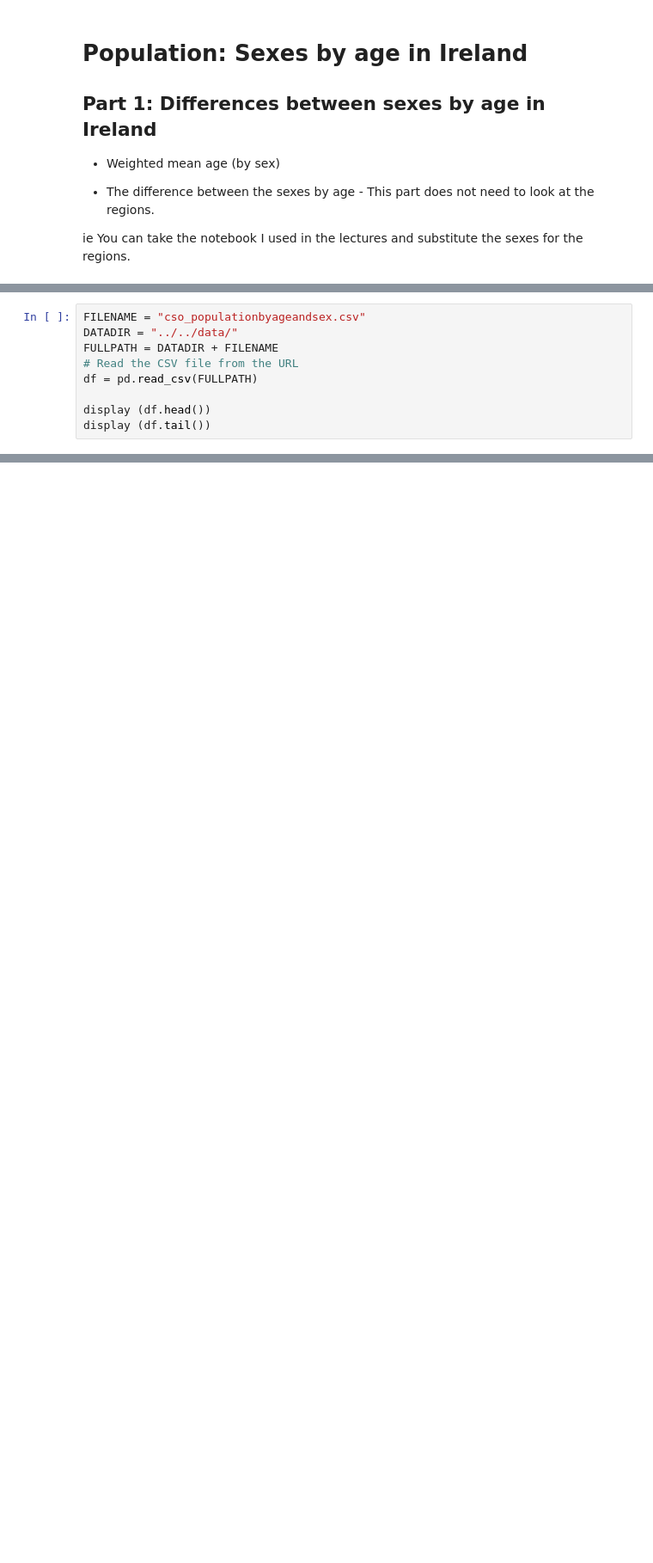
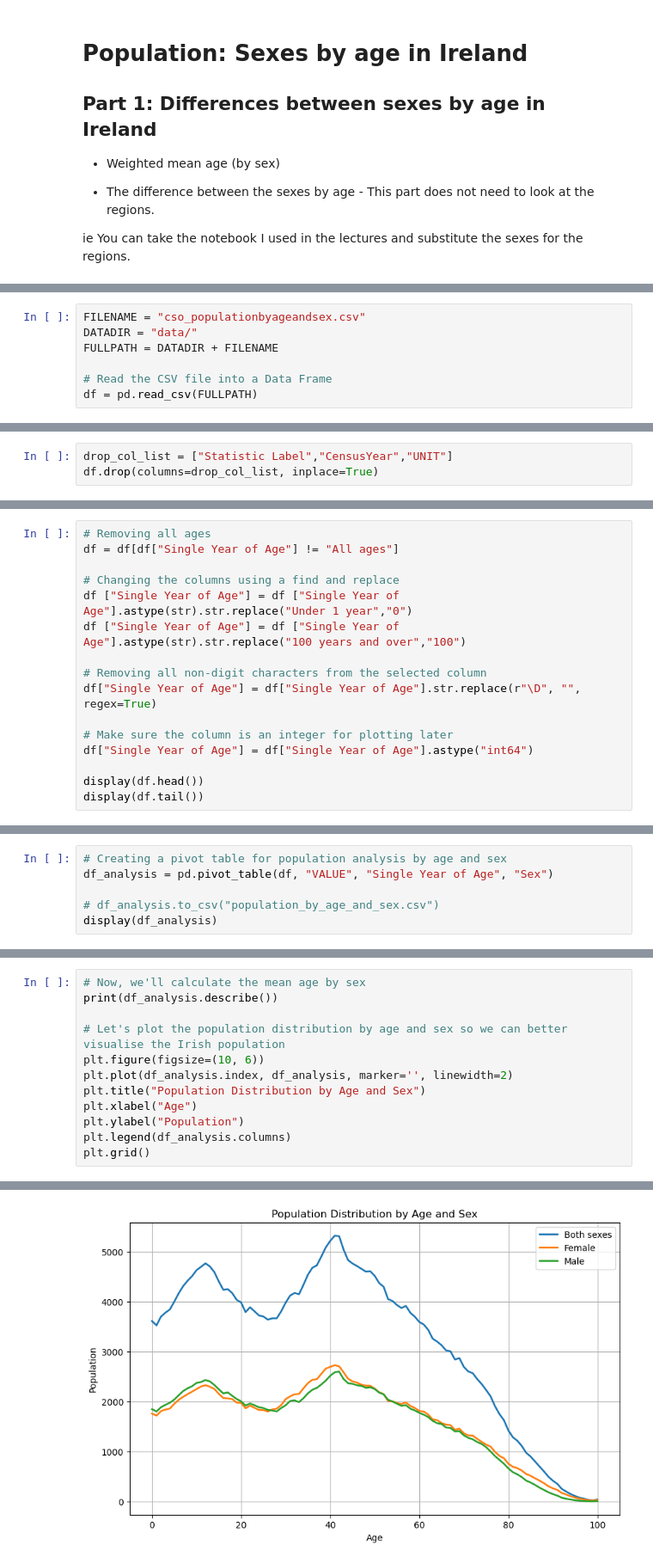
Before and after one commit to marianemcgrath/pfda, a Jupyter notebook: assignment/assignment05_population.ipynb, the cells around one changed output, grey strips where cells are left out. Shown: that part at 86% size. Cells and saved outputs as stored; diff of their text form; blank space fills up the shorter version.

```diff
--- a/assignment/assignment05_population.ipynb
+++ b/assignment/assignment05_population.ipynb
@@ -22,10 +20,8 @@ print("Libraries imported successfully!")
 Libraries imported successfully!
 # %%
 FILENAME = "cso_populationbyageandsex.csv"
-DATADIR = "../../data/"
+DATADIR = "data/"
 FULLPATH = DATADIR + FILENAME
-# Read the CSV file from the URL
+
+# Read the CSV file into a Data Frame
 df = pd.read_csv(FULLPATH)
-
-display (df.head())
-display (df.tail())
@@ -33,0 +28,3 @@ FileNotFoundError: [Errno 2] No such file or directory: '../../data/cso_populati
+# %%
+drop_col_list = ["Statistic Label","CensusYear","UNIT"]
+df.drop(columns=drop_col_list, inplace=True)
@@ -33,0 +35,16 @@ FileNotFoundError: [Errno 2] No such file or directory: '../../data/cso_populati
+# %%
+# Removing all ages
+df = df[df["Single Year of Age"] != "All ages"]
+
+# Changing the columns using a find and replace
+df ["Single Year of Age"] = df ["Single Year of Age"].astype(str).str.replace("Under 1 year","0")
+df ["Single Year of Age"] = df ["Single Year of Age"].astype(str).str.replace("100 years and over","100")
+
+# Removing all non-digit characters from the selected column
+df["Single Year of Age"] = df["Single Year of Age"].str.replace(r"\D", "", regex=True)
+
+# Make sure the column is an integer for plotting later
+df["Single Year of Age"] = df["Single Year of Age"].astype("int64")
+
+display(df.head())
+display(df.tail())
@@ -33,0 +64,6 @@ FileNotFoundError: [Errno 2] No such file or directory: '../../data/cso_populati
+# %%
+# Creating a pivot table for population analysis by age and sex
+df_analysis = pd.pivot_table(df, "VALUE", "Single Year of Age", "Sex")
+
+# df_analysis.to_csv("population_by_age_and_sex.csv")
+display(df_analysis)
@@ -33,0 +85,13 @@ FileNotFoundError: [Errno 2] No such file or directory: '../../data/cso_populati
+# %%
+# Now, we'll calculate the mean age by sex
+print(df_analysis.describe())
+
+# Let's plot the population distribution by age and sex so we can better visualise the Irish population
+plt.figure(figsize=(10, 6))
+plt.plot(df_analysis.index, df_analysis, marker='', linewidth=2)
+plt.title("Population Distribution by Age and Sex")
+plt.xlabel("Age")
+plt.ylabel("Population")
+plt.legend(df_analysis.columns)
+plt.grid()
+# %% [output]
@@ -33,0 +107 @@ FileNotFoundError: [Errno 2] No such file or directory: '../../data/cso_populati
+[figure, added]
```
Also changed, not shown: parts of 14 cells of this notebook, 4 other files.
